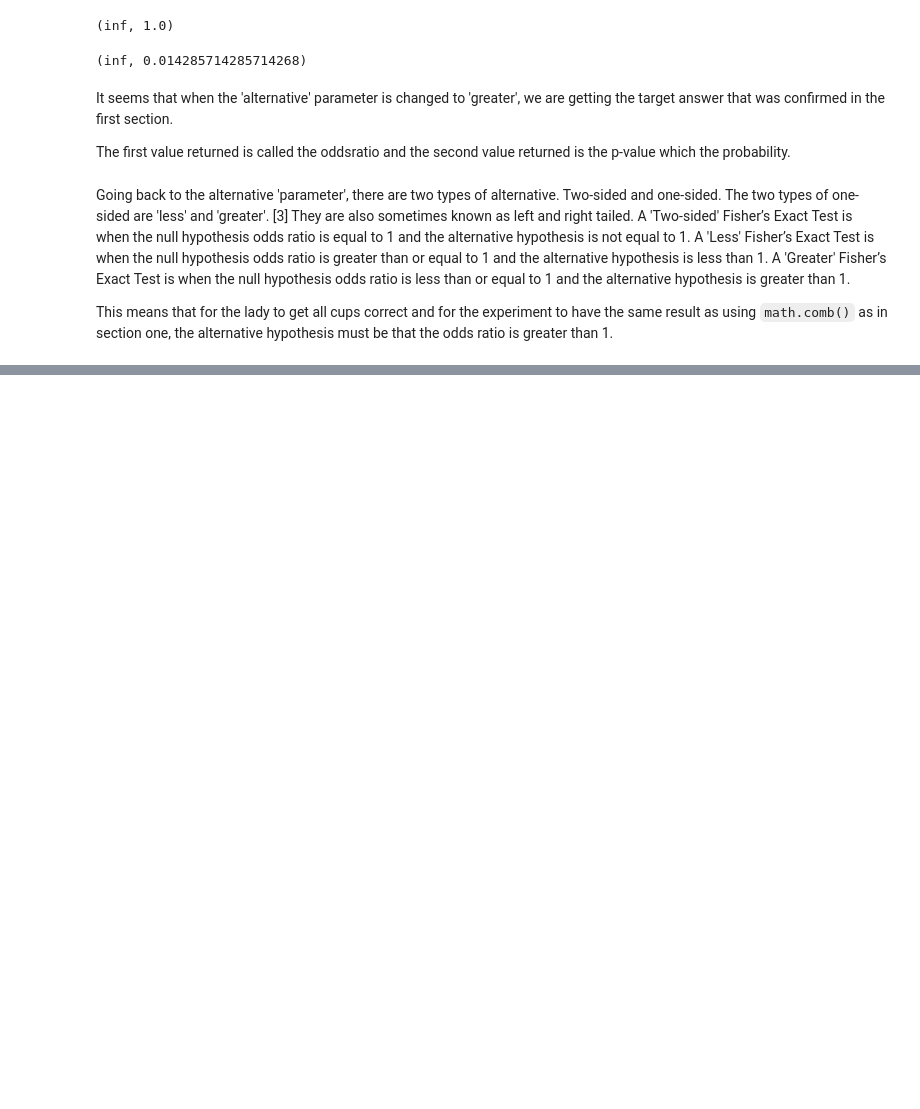
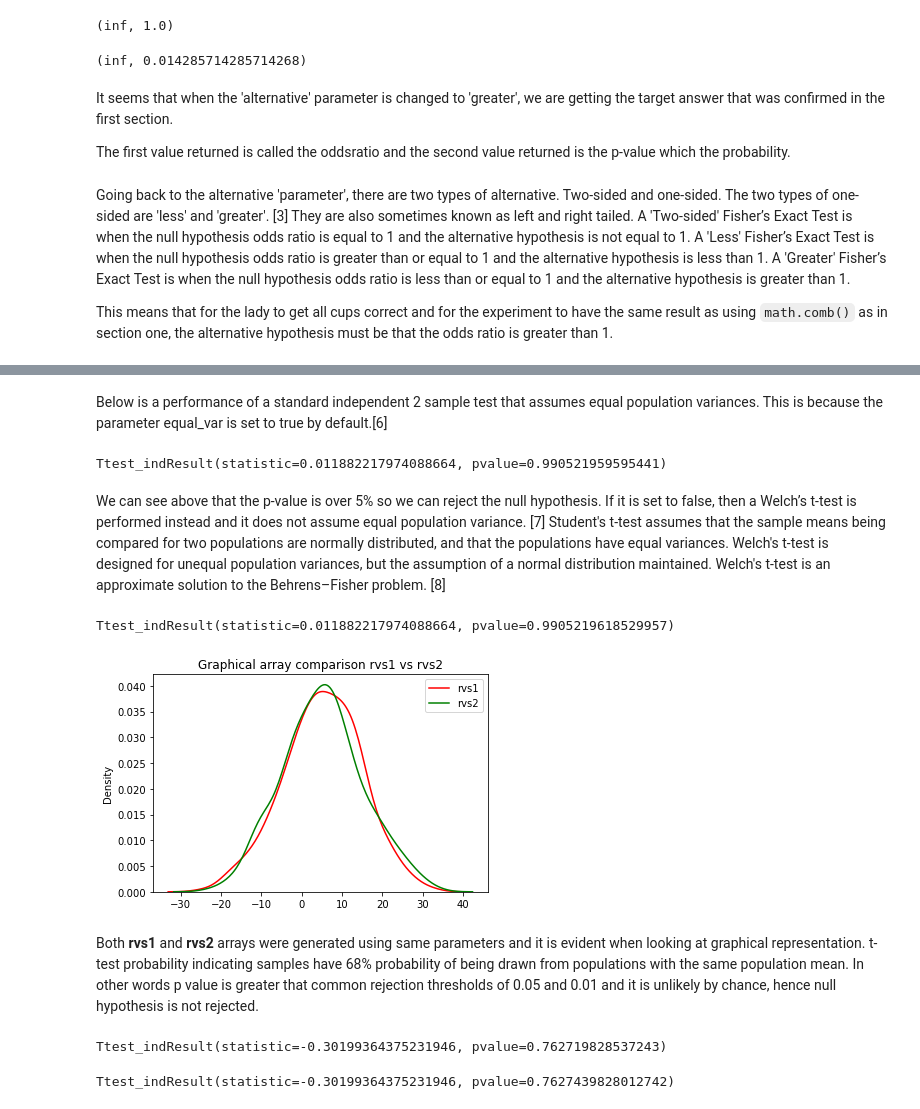
Before and after one commit to angelinka/machine_learning_assessment, a Jupyter notebook: practicals/01-statistics-exercises.ipynb, the cells around one changed output, grey strips where cells are left out. Cells and saved outputs as stored; diff of their text form; code cells hidden in the pictures; blank space fills up the shorter version.

```diff
--- a/practicals/01-statistics-exercises.ipynb
+++ b/practicals/01-statistics-exercises.ipynb
@@ -188,0 +213,3 @@ This means that for the lady to get all cups correct and for the experiment to h
+# %%
+# Generate random number generator (rng) using numpy
+rng = np.random.default_rng(12)
@@ -188,0 +221,44 @@ This means that for the lady to get all cups correct and for the experiment to h
+# %%
+# Generating two arrays of random normal distribution variates
+# Mean is set at 5, standard deviation is 10 with sample size of 500
+rvs1 = stats.norm.rvs(loc=5, scale=10, size=500, random_state=rng)
+rvs2 = stats.norm.rvs(loc=5, scale=10, size=500, random_state=rng)
+# %% [markdown]
+Below is a performance of a standard independent 2 sample test that assumes equal population variances. This is because the parameter equal_var is set to true by default.[6]
+# %%
+# Generating t-test with equal population variance as True (default option)
+stats.ttest_ind(rvs1, rvs2)
+# %% [output]
+Ttest_indResult(statistic=0.011882217974088664, pvalue=0.990521959595441)
+# %% [markdown]
+We can see above that the p-value is over 5% so we can reject the null hypothesis. If it is set to false, then a Welch’s t-test is performed instead and it does not assume equal population variance. [7] Student's t-test assumes that the sample means being compared for two populations are normally distributed, and that the populations have equal variances. Welch's t-test is designed for unequal population variances, but the assumption of a normal distribution maintained. Welch's t-test is an approximate solution to the Behrens–Fisher problem. [8]
+# %%
+# Generating t-test with equal population variance as False (Welch's t-test)
+stats.ttest_ind(rvs1, rvs2, equal_var=False)
+# %% [output]
+Ttest_indResult(statistic=0.011882217974088664, pvalue=0.9905219618529957)
+# %%
+# Plot for generated array visualization and comparison
+sns.kdeplot(rvs1, color='red', label='rvs1')
+sns.kdeplot(rvs2, color='green', label='rvs2')
+plt.legend()
+plt.title('Graphical array comparison rvs1 vs rvs2')
+plt.show()
+# %% [output]
+[figure, added]
+# %% [markdown]
+Both **rvs1** and **rvs2** arrays were generated using same parameters and it is evident when looking at graphical representation. t-test probability indicating samples have 68% probability of being drawn from populations with the same population mean. In other words p value is greater that common rejection thresholds of 0.05 and 0.01 and it is unlikely by chance, hence null hypothesis is not rejected.
+# %%
+# Generating array of random normal distribution variates
+# Mean is set at 5, standard deviation is 20 with sample size of 500
+rvs3 = stats.norm.rvs(loc=5, scale=20, size=500, random_state=rng)
+
+# Generating t-test with equal population variance as True (default option)
+stats.ttest_ind(rvs1, rvs3)
+# %% [output]
+Ttest_indResult(statistic=-0.30199364375231946, pvalue=0.762719828537243)
+# %%
+# Generating t-test with equal population variance as False (Welch's t-test)
+stats.ttest_ind(rvs1, rvs3, equal_var=False)
+# %% [output]
+Ttest_indResult(statistic=-0.30199364375231946, pvalue=0.7627439828012742)
```
Also changed, not shown: parts of 18 cells of this notebook.
